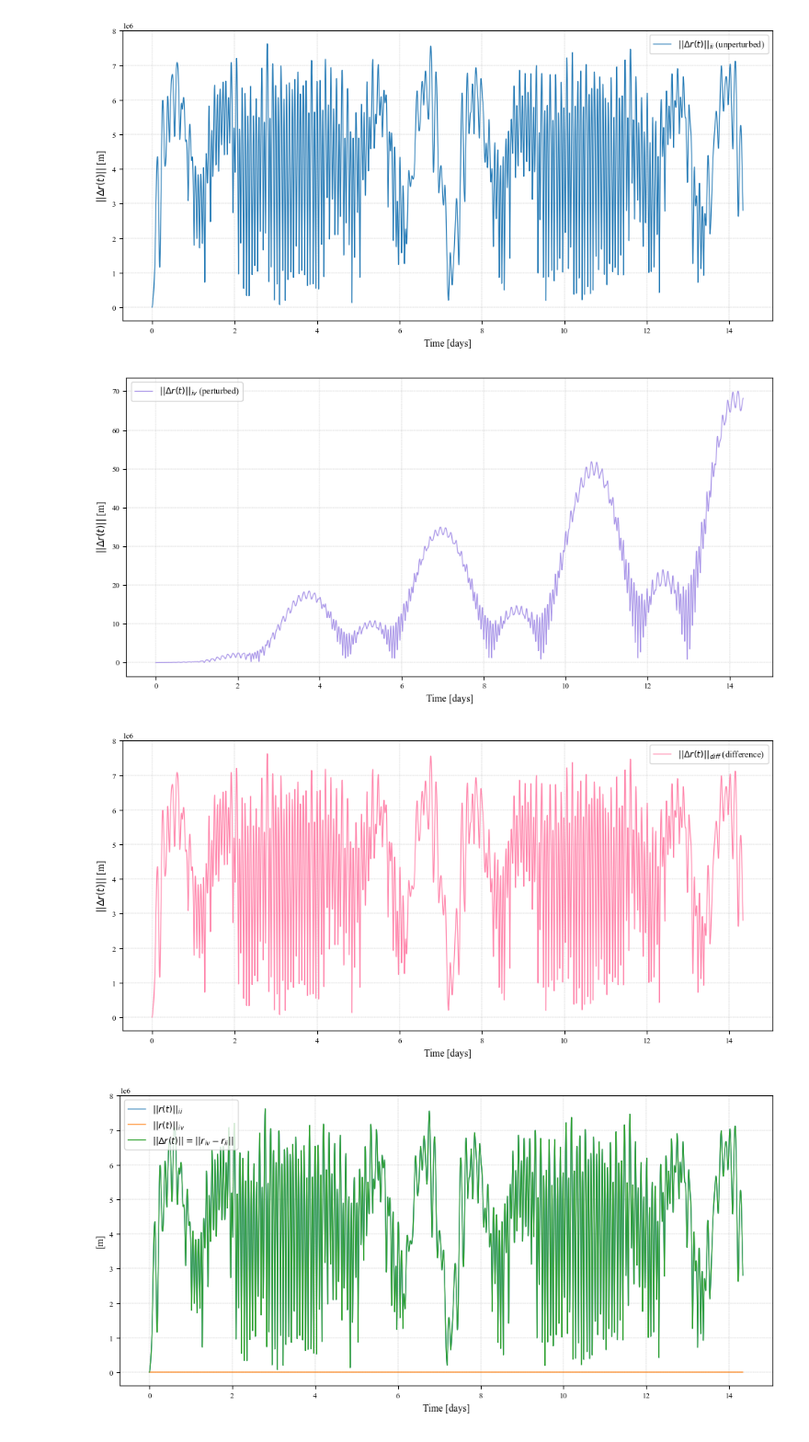
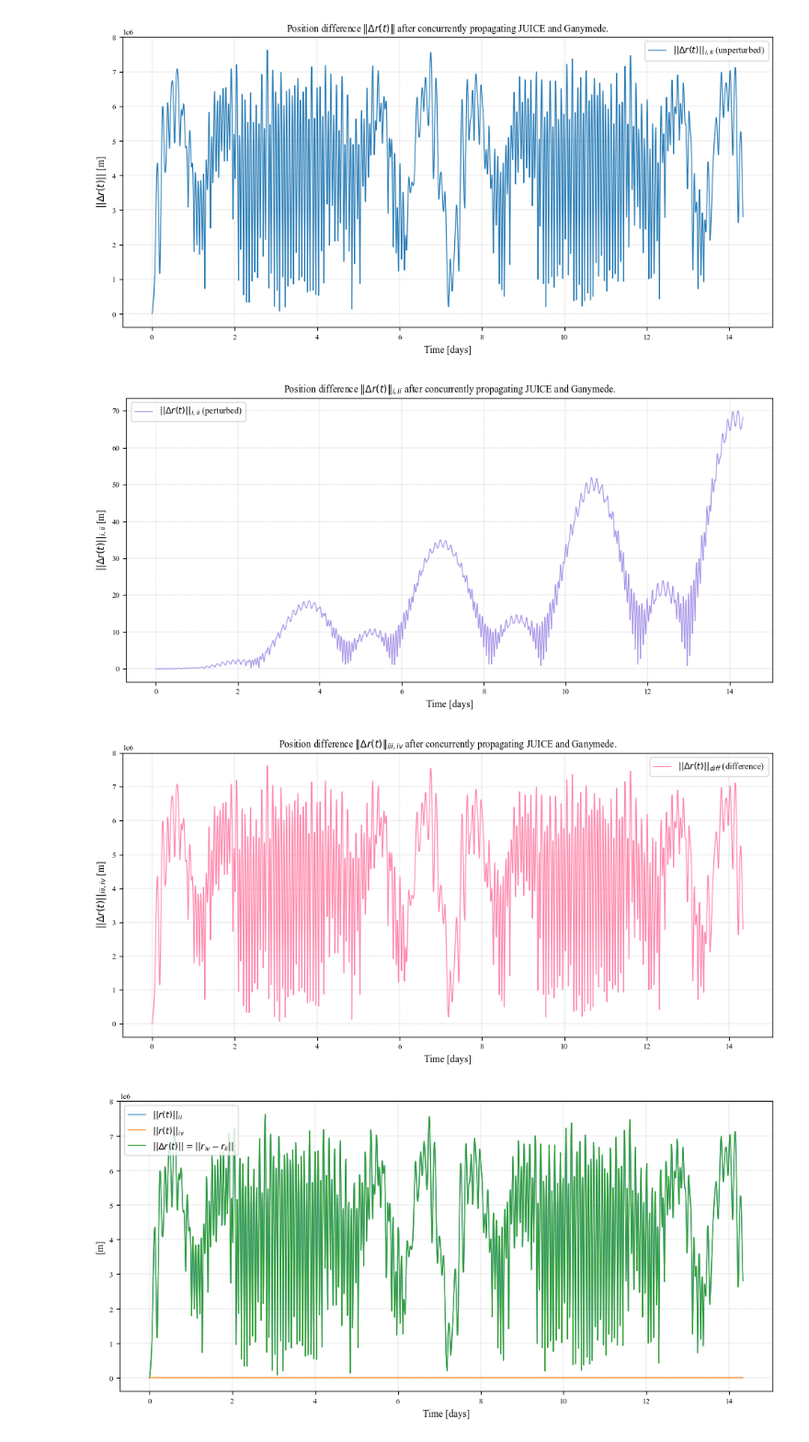
Before and after one commit to reiaramkumar/Numerical_Atrodynamics, a Jupyter notebook: Assignment1/Question 4.ipynb, the cells around one changed output. Shown at 92% size. Drawn from its saved outputs; the diff is of its cells as text; code cells hidden in the pictures.

```diff
--- a/Assignment1/Question 4.ipynb
+++ b/Assignment1/Question 4.ipynb
@@ -945,40 +949,43 @@ plt.xlabel("Time [days]")
 plt.ylabel(r"$||\Delta r(t)||$ [m]")
 plt.grid(True, linestyle="--", linewidth=0.3)
 plt.legend()
 plt.tight_layout()
 plt.show()
 
 plt.figure(figsize=(10,5))
-plt.plot(que_4c_results_II_J['time_days'], dr_ii,   label=r"$||\Delta r(t)||_{ii}$ (unperturbed)", linewidth=0.9)
+plt.plot(que_4c_results_II_J['time_days'], dr_ii,   label=r"$||\Delta r(t)||_{i,ii}$ (unperturbed)", linewidth=0.9)
 plt.xlabel("Time [days]")
 plt.ylabel(r"$||\Delta r(t)||$ [m]")
 plt.grid(True, linestyle="--", linewidth=0.3)
 plt.legend()
 plt.tight_layout()
+plt.title(r'Position difference $\|\Delta r(t)\|$ after concurrently propagating JUICE and Ganymede.')
 plt.show()
 
 plt.figure(figsize=(10,5))
-plt.plot(que_4c_results_IV_J['time_days'], dr_iv, label=r"$||\Delta r(t)||_{iv}$ (perturbed)", linewidth=0.9, color = palette["pastel_purple"])
+plt.plot(que_4c_results_IV_J['time_days'], dr_iv, label=r"$||\Delta r(t)||_{i,ii}$ (perturbed)", linewidth=0.9, color = palette["pastel_purple"])
 plt.xlabel("Time [days]")
-plt.ylabel(r"$||\Delta r(t)||$ [m]")
+plt.ylabel(r"$||\Delta r(t)||_{i,ii}$ [m]")
 plt.grid(True, linestyle="--", linewidth=0.3)
 plt.legend()
+plt.title(r'Position difference $\|\Delta r(t)\|_{i,ii}$ after concurrently propagating JUICE and Ganymede.')
 plt.tight_layout()
 plt.show()
 
 plt.figure(figsize=(10,5))
 plt.plot(que_4c_results_IV_J['time_days'], dr_diff, label=r"$||\Delta r(t)||_{diff}$ (difference)", linewidth=0.9, color = palette["pastel_pink"])
 plt.xlabel("Time [days]")
-plt.ylabel(r"$||\Delta r(t)||$ [m]")
+plt.ylabel(r"$||\Delta r(t)||_{iii,iv}$ [m]")
 plt.grid(True, linestyle="--", linewidth=0.3)
 plt.legend()
+plt.title(r'Position difference $\|\Delta r(t)\|_{iii,iv}$ after concurrently propagating JUICE and Ganymede.')
 plt.tight_layout()
 plt.show()
 # %% [output]
 [figure]
-[figure, old version]
+[figure, new version]
-[figure, old version]
+[figure, new version]
-[figure, old version]
+[figure, new version]
 # %%
 t = np.array(que_4c_results_II_J["time_days"])  # should match IV
 
```
Also changed, not shown: parts of 1 cell of this notebook, 1 other file.
